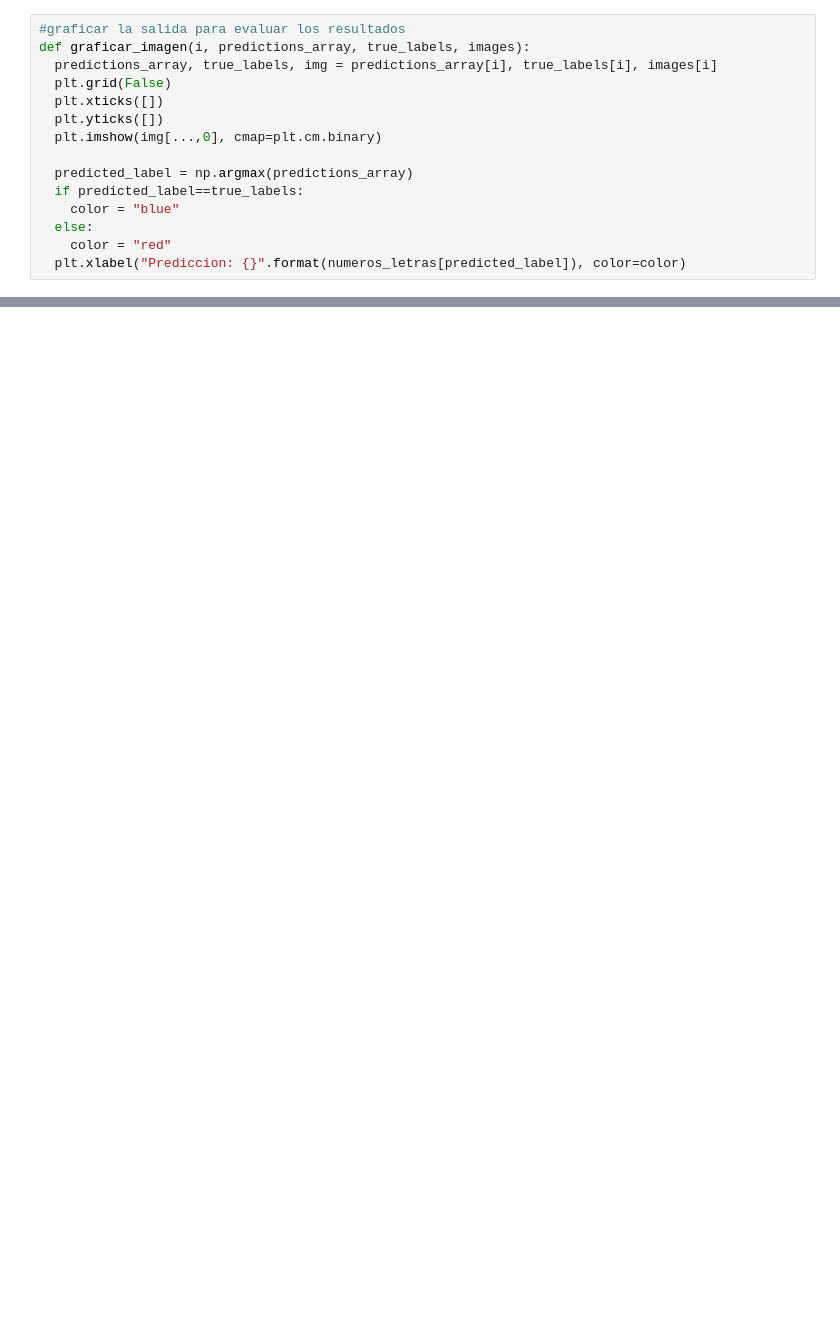
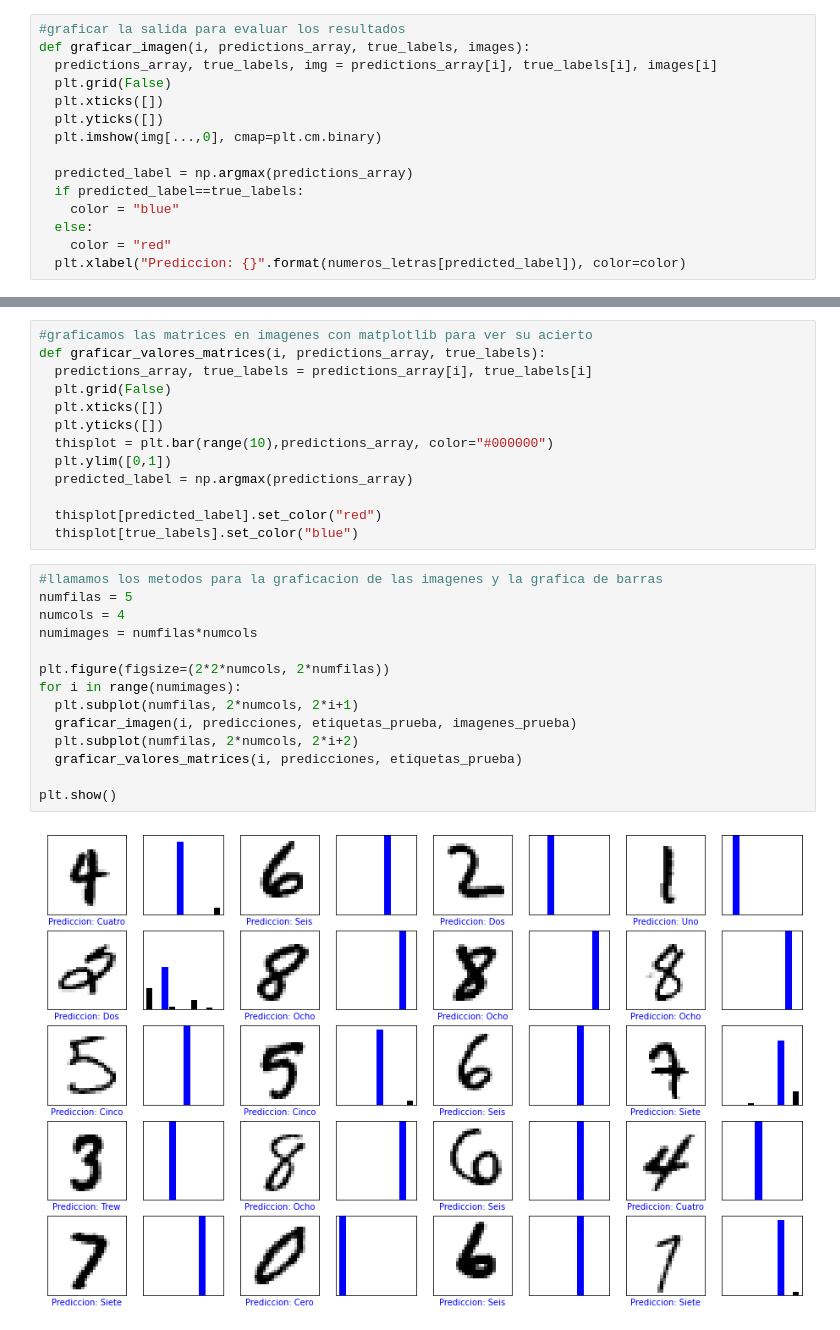
Before and after one commit to USIS051620/Programacion-Computacional-III, a Jupyter notebook: fundamentos_de_python.ipynb, the cells around one changed output, grey strips where cells are left out. Cells and saved outputs as stored; diff of their text form; blank space fills up the shorter version.

```diff
--- a/fundamentos_de_python.ipynb
+++ b/fundamentos_de_python.ipynb
@@ -809,0 +835,29 @@ def graficar_imagen(i, predictions_array, true_labels, images):
+# %%
+#graficamos las matrices en imagenes con matplotlib para ver su acierto
+def graficar_valores_matrices(i, predictions_array, true_labels):
+  predictions_array, true_labels = predictions_array[i], true_labels[i]
+  plt.grid(False)
+  plt.xticks([])
+  plt.yticks([])
+  thisplot = plt.bar(range(10),predictions_array, color="#000000")
+  plt.ylim([0,1])
+  predicted_label = np.argmax(predictions_array)
+
+  thisplot[predicted_label].set_color("red")
+  thisplot[true_labels].set_color("blue")
+# %%
+#llamamos los metodos para la graficacion de las imagenes y la grafica de barras
+numfilas = 5
+numcols = 4
+numimages = numfilas*numcols
+
+plt.figure(figsize=(2*2*numcols, 2*numfilas))
+for i in range(numimages):
+  plt.subplot(numfilas, 2*numcols, 2*i+1)
+  graficar_imagen(i, predicciones, etiquetas_prueba, imagenes_prueba)
+  plt.subplot(numfilas, 2*numcols, 2*i+2)
+  graficar_valores_matrices(i, predicciones, etiquetas_prueba)
+
+plt.show()
+# %% [output]
+[figure, added]
```
Also changed, not shown: parts of 5 cells of this notebook.
